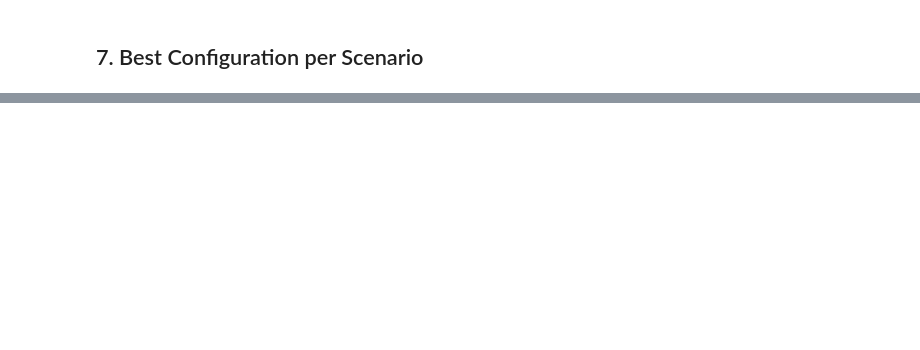
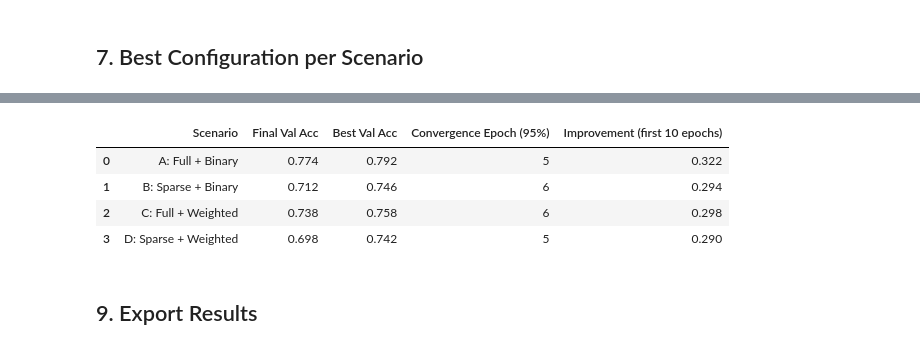
Before and after one commit to ilias-laoukili/gnn-sparsification-research, a Jupyter notebook: notebooks/exploratory/04_Result_Analysis_and_Visualization.ipynb, the cells around one changed output, grey strips where cells are left out. Cells and saved outputs as stored; diff of their text form; code cells hidden in the pictures; blank space fills up the shorter version.

```diff
--- a/notebooks/exploratory/04_Result_Analysis_and_Visualization.ipynb
+++ b/notebooks/exploratory/04_Result_Analysis_and_Visualization.ipynb
@@ -396,3 +420,34 @@ best_configs[["Metric", "Scenario", "Retention", "Accuracy", "Epochs"]]
+# %%
+# Comparative analysis: convergence speed and final performance
+convergence_stats = []
+
+for scenario, val_acc_history in training_curves.items():
+    val_acc_array = np.array(val_acc_history)
+
+    # Find epoch when accuracy reaches 95% of maximum
+    max_acc = val_acc_array.max()
+    threshold = 0.95 * max_acc
+    convergence_epoch = np.argmax(val_acc_array >= threshold) + 1
+
+    convergence_stats.append({
+        "Scenario": scenario,
+        "Final Val Acc": val_acc_array[-1],
+        "Best Val Acc": max_acc,
+        "Convergence Epoch (95%)": convergence_epoch,
+        "Improvement (first 10 epochs)": val_acc_array[9] - val_acc_array[0],
+    })
+
+convergence_df = pd.DataFrame(convergence_stats)
+convergence_df = convergence_df.round(4)
+convergence_df
+# %% [output]
+|  | Scenario | Final Val Acc | Best Val Acc | Convergence Epoch (95%) | Improvement (first 10 epochs) |
+| 0 | A: Full + Binary | 0.774 | 0.792 | 5 | 0.322 |
+| 1 | B: Sparse + Binary | 0.712 | 0.746 | 6 | 0.294 |
+| 2 | C: Full + Weighted | 0.738 | 0.758 | 6 | 0.298 |
+| 3 | D: Sparse + Weighted | 0.698 | 0.742 | 5 | 0.290 |
+# %% [markdown]
+## 9. Export Results
 # %%
 output_dir = Path("../results")
 output_dir.mkdir(exist_ok=True)
```
Also changed, not shown: parts of 15 cells of this notebook, 7 other files.
